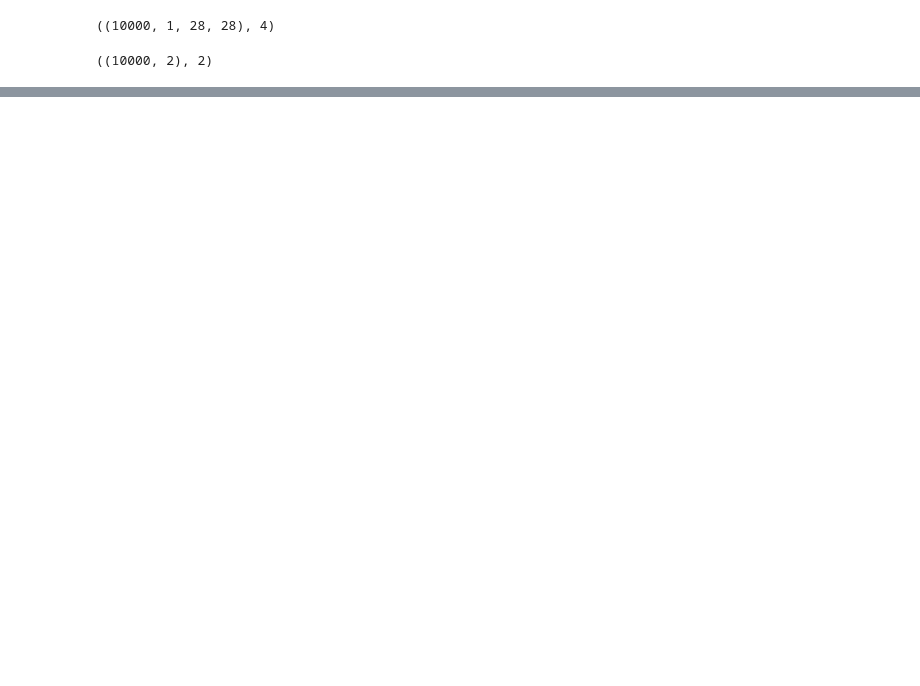
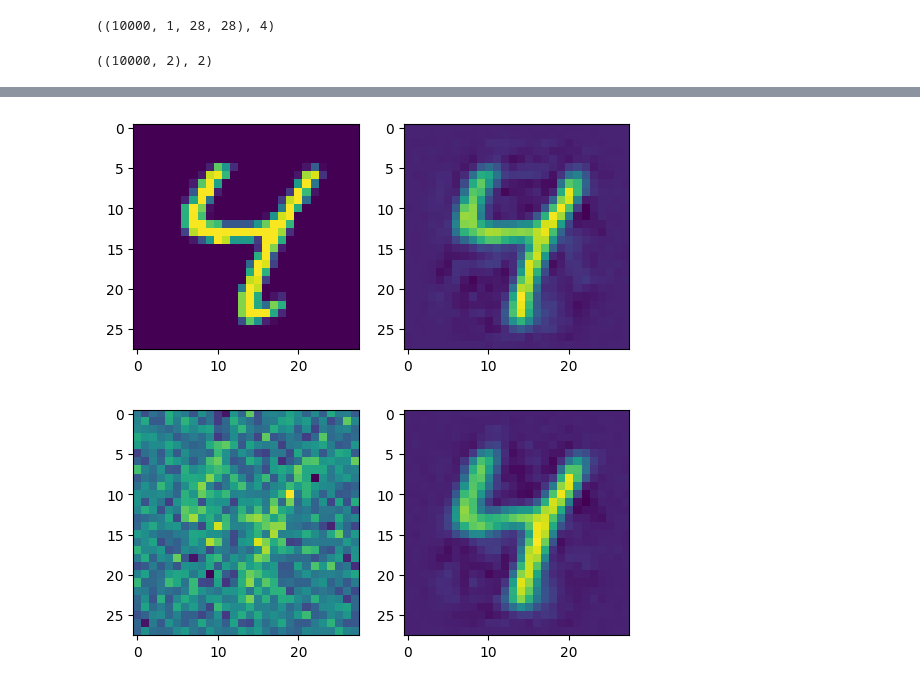
Before and after one commit to moha-55/Autoencoder_with_PyTorch, a Jupyter notebook: 1-Autoencoder.ipynb, the cells around one changed output, grey strips where cells are left out. Drawn from its saved outputs; the diff is of its cells as text; code cells hidden in the pictures; blank space fills up the shorter version.

```diff
--- a/1-Autoencoder.ipynb
+++ b/1-Autoencoder.ipynb
@@ -228,0 +269,29 @@ show_encode_decode(auto_encode_decode,test_data_xx[3][0])
+# %%
+dn_auto_encoder_big = nn.Sequential(
+    nn.Flatten(),
+    AddGaussianNoise(),
+    get_layer(D,D*2),
+    get_layer(D*2,D*2),
+    get_layer(D*2,D*2),
+    nn.Linear(D*2,D*2)
+)
+
+dn_auto_decoder_big = nn.Sequential(
+    get_layer(D*2, D*2),
+    get_layer(D*2, D*2),
+    get_layer(D*2, D*2),
+    nn.Linear(D*2,D),
+    View(-1,1,28,28)
+)
+# %%
+dnauto_enode_decode_big = nn.Sequential(
+    dn_auto_encoder_big,
+    dn_auto_decoder_big
+)
+# %%
+train_network(dnauto_enode_decode_big,
+              loss_func= nn.MSELoss(),
+              train_loader=train_loader,
+              test_loader=test_loader,
+              epochs=10,
+              device=device)
@@ -228,0 +310,6 @@ show_encode_decode(auto_encode_decode,test_data_xx[3][0])
+# %%
+show_encode_decode(dnauto_enode_decode_big, test_data_xy[6][0])
+show_encode_decode(dnauto_enode_decode_big, addNoise(test_data_xy[6][0]))
+# %% [output]
+[figure, added]
+[figure, added]
```
Also changed, not shown: parts of 20 cells of this notebook.
